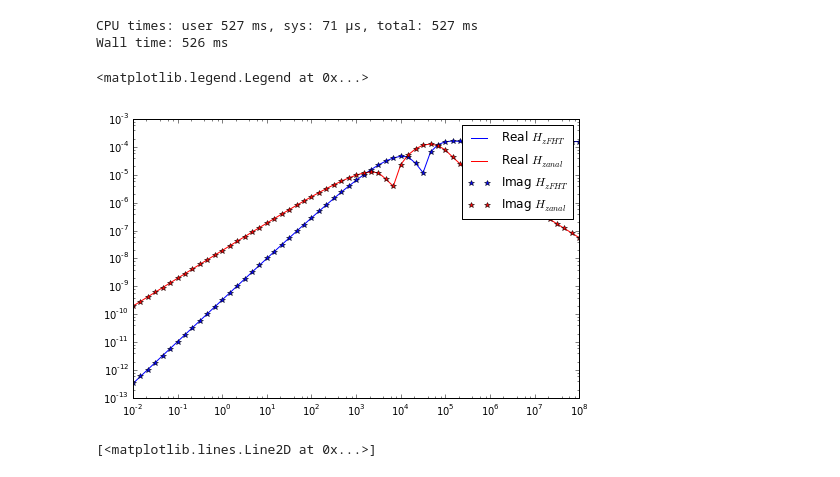
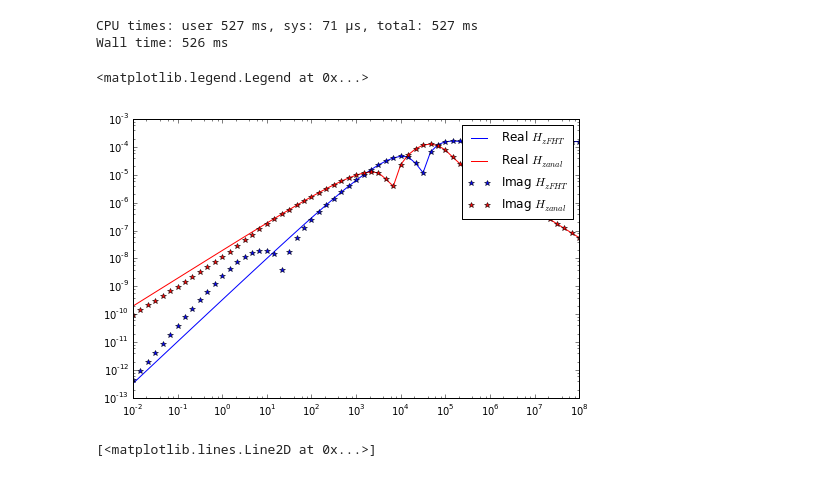
Before and after one commit to simpeg/simpegEM1D, a Jupyter notebook: simpegem1d/notebooks/EM1D_fwd.ipynb, the cells around one changed output. Cells and saved outputs as stored; diff of their text form; code cells hidden in the pictures.

```diff
--- a/simpegem1d/notebooks/EM1D_fwd.ipynb
+++ b/simpegem1d/notebooks/EM1D_fwd.ipynb
@@ -103,19 +103,19 @@ Wall time: 526 ms
 # %%
 fig, ax = plt.subplots(1,1, figsize = (8, 5))
 ax.loglog(FDsurvey.frequency, abs(Hz.real), 'b')
 ax.loglog(FDsurvey.frequency, abs(Hz.imag), 'r')
-# ax.loglog(FDsurvey.frequency, abs(HzCole.real), 'b*')
-# ax.loglog(FDsurvey.frequency, abs(HzCole.imag), 'r*')
+ax.loglog(FDsurvey.frequency, abs(HzCole.real), 'b*')
+ax.loglog(FDsurvey.frequency, abs(HzCole.imag), 'r*')
 # ax.loglog(np.ones(FDsurvey.Nfreq)*900, np.logspace(-14, -7, FDsurvey.Nfreq), ':')
 # ax.loglog(np.ones(FDsurvey.Nfreq)*7200, np.logspace(-14, -7, FDsurvey.Nfreq), ':')
 # ax.loglog(np.ones(FDsurvey.Nfreq)*56000, np.logspace(-14, -7, FDsurvey.Nfreq), ':')
 
-ax.loglog(FDsurvey.frequency, abs(Hzanal.real), 'b*')
-ax.loglog(FDsurvey.frequency, abs(Hzanal.imag), 'r*')
+# ax.loglog(FDsurvey.frequency, abs(Hzanal.real), 'b*')
+# ax.loglog(FDsurvey.frequency, abs(Hzanal.imag), 'r*')
 legend(('Real $H_{z FHT}$', 'Real $H_{z anal}$', 'Imag $H_{z FHT}$', 'Imag $H_{z anal}$'))
 # %% [output]
 <matplotlib.legend.Legend at 0x...>
-[figure, old version]
+[figure, new version]
 # %%
 fig, ax = plt.subplots(1,1, figsize = (8, 5))
 ax.loglog(FDsurvey.frequency, abs(Hz), 'b')
```
Also changed, not shown: 9 other files.
